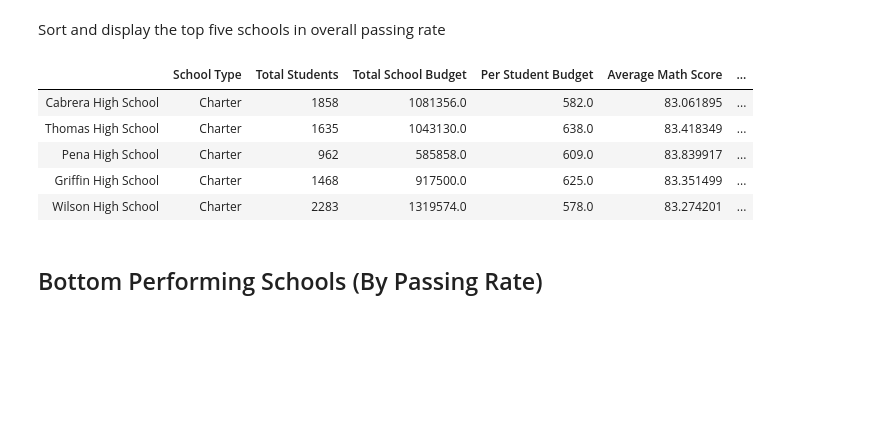
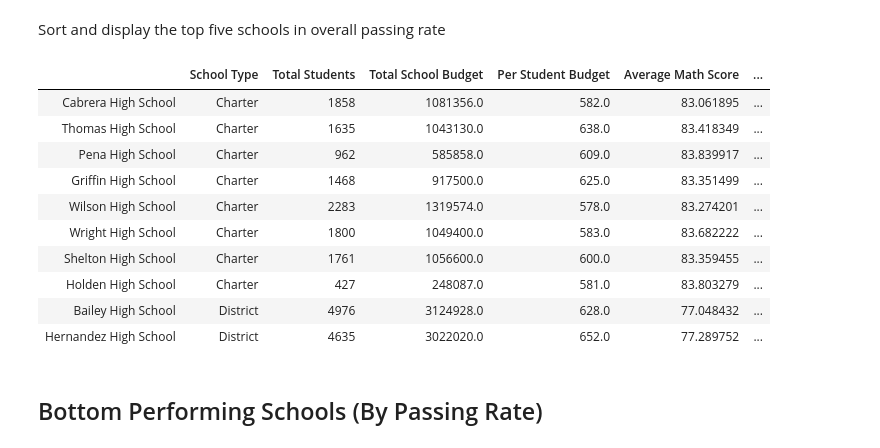
Before and after one commit to suealexa/pandas-challenge, a Jupyter notebook: Instructions/PyCitySchools/PyCitySchools_starter.ipynb, the cells around one changed output. Saved outputs shown, nothing was run; the diff lists cells and outputs as text; code cells hidden in the pictures; blank space fills up the shorter version.

```diff
--- a/Instructions/PyCitySchools/PyCitySchools_starter.ipynb
+++ b/Instructions/PyCitySchools/PyCitySchools_starter.ipynb
@@ -251,14 +251,19 @@ Sort and display the top five schools in overall passing rate
 # %%
 ## Top Performing Schools (By Passing Rate)
 per_school_summary.sort_values(by=['% Overall Passing Rate'], axis=0, ascending=False, inplace=True)
-per_school_summary.head(5)
+per_school_summary.head(10)
 # %% [output]
 |  | School Type | Total Students | Total School Budget | Per Student Budget | Average Math Score | ... |
 | Cabrera High School | Charter | 1858 | 1081356.0 | 582.0 | 83.061895 | ... |
 | Thomas High School | Charter | 1635 | 1043130.0 | 638.0 | 83.418349 | ... |
 | Pena High School | Charter | 962 | 585858.0 | 609.0 | 83.839917 | ... |
 | Griffin High School | Charter | 1468 | 917500.0 | 625.0 | 83.351499 | ... |
 | Wilson High School | Charter | 2283 | 1319574.0 | 578.0 | 83.274201 | ... |
+| Wright High School | Charter | 1800 | 1049400.0 | 583.0 | 83.682222 | ... |
+| Shelton High School | Charter | 1761 | 1056600.0 | 600.0 | 83.359455 | ... |
+| Holden High School | Charter | 427 | 248087.0 | 581.0 | 83.803279 | ... |
+| Bailey High School | District | 4976 | 3124928.0 | 628.0 | 77.048432 | ... |
+| Hernandez High School | District | 4635 | 3022020.0 | 652.0 | 77.289752 | ... |
 # %% [markdown]
 ## Bottom Performing Schools (By Passing Rate)
 # %% [markdown]
```
Also changed, not shown: 1 other file.
